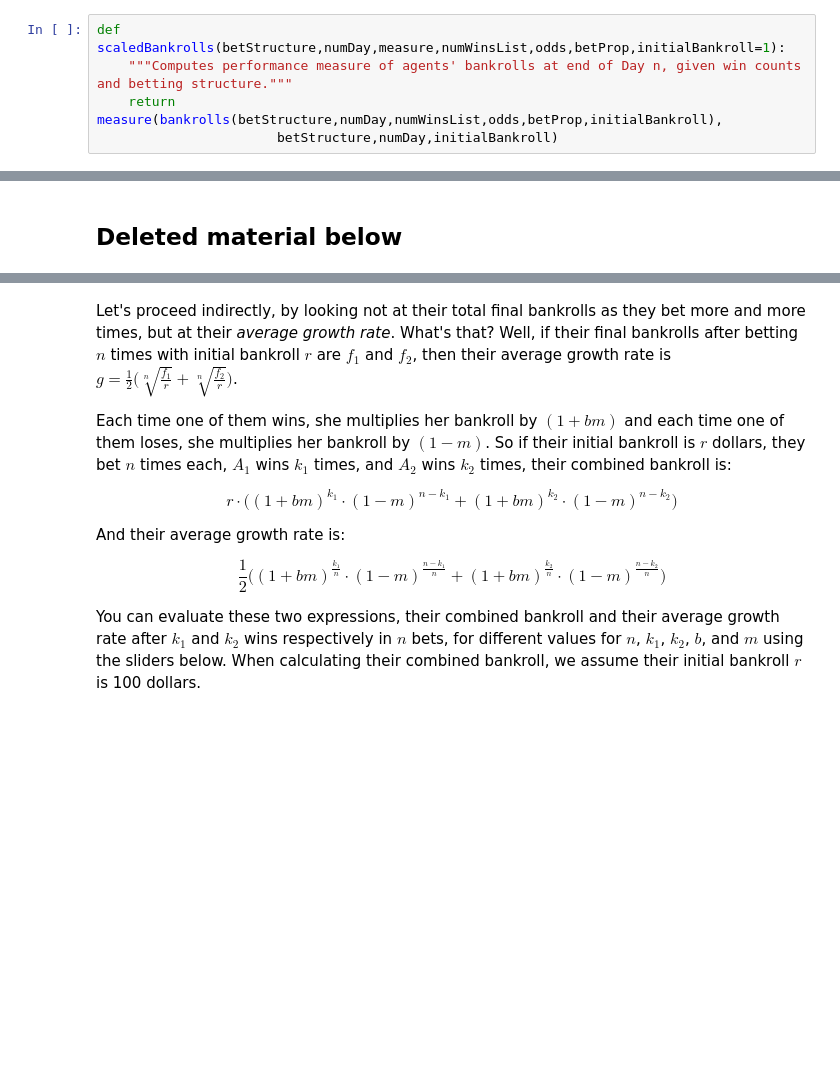
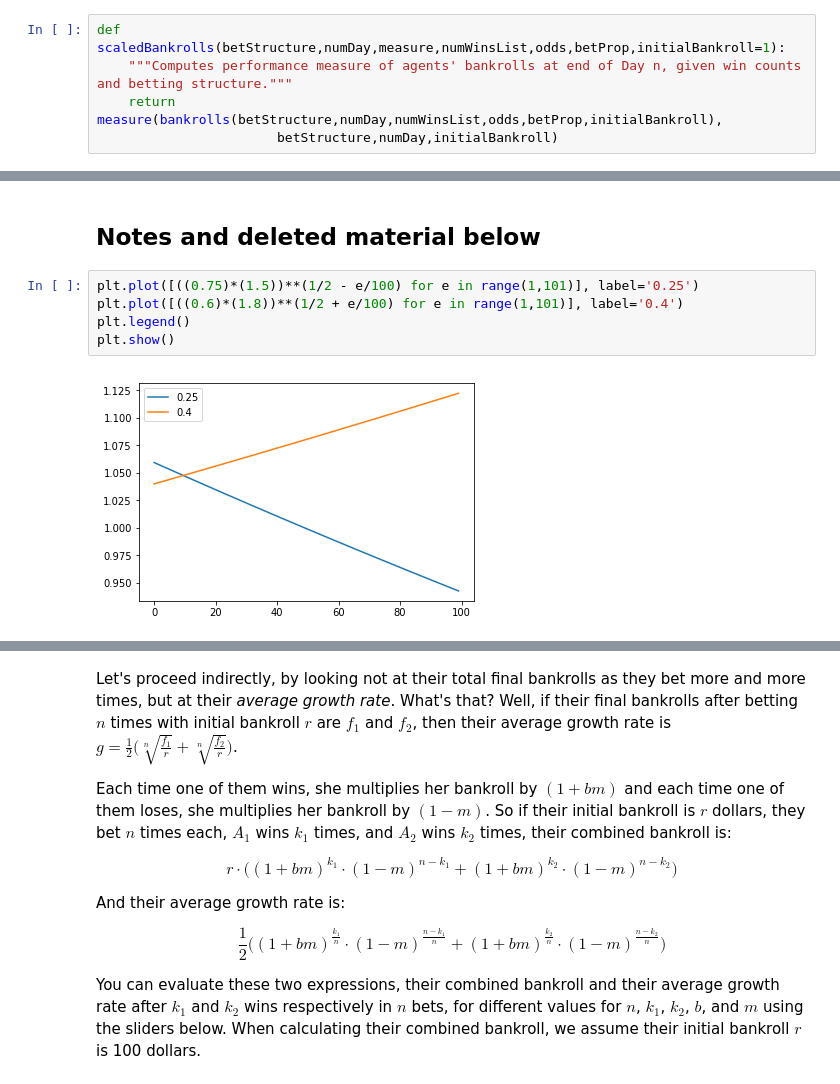
Before and after one commit to cosmo-grant/long-run-and-short-run, a Jupyter notebook: how to iterate a gambling problem.ipynb, the cells around one changed output, grey strips where cells are left out. Saved outputs shown, nothing was run; the diff lists cells and outputs as text; blank space fills up the shorter version.

```diff
--- a/how to iterate a gambling problem.ipynb
+++ b/how to iterate a gambling problem.ipynb
@@ -258,2 +399,9 @@ interactive(children=(Dropdown(description='betStructure', options={'horizontal'
 # %% [markdown]
-## Deleted material below
+## Notes and deleted material below
+# %%
+plt.plot([((0.75)*(1.5))**(1/2 - e/100) for e in range(1,101)], label='0.25')
+plt.plot([((0.6)*(1.8))**(1/2 + e/100) for e in range(1,101)], label='0.4')
+plt.legend()
+plt.show()
+# %% [output]
+[figure, added]
```
Also changed, not shown: parts of 19 cells of this notebook.
